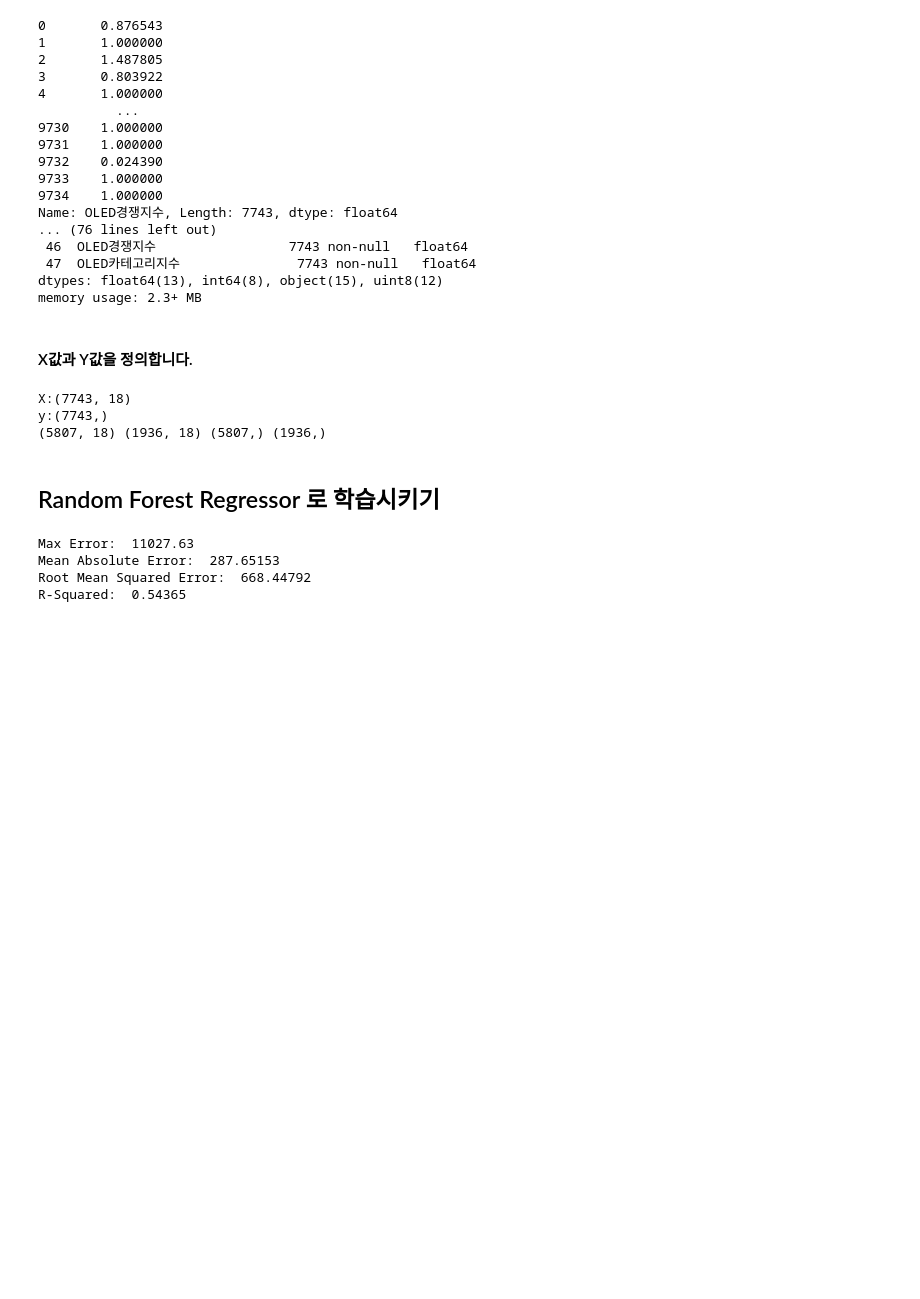
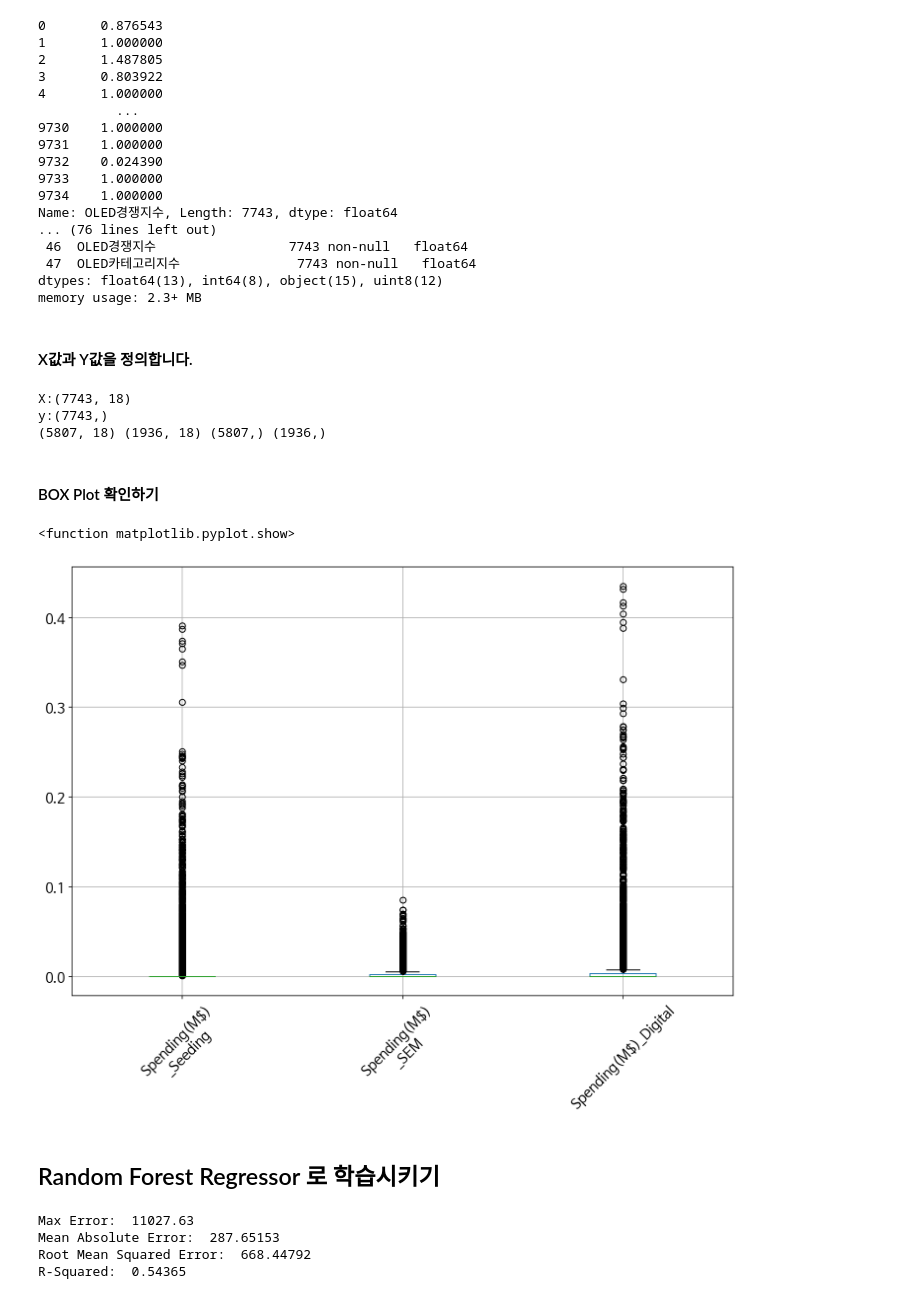
Before and after one commit to dreamer0710/StillWork_Team_5, a Jupyter notebook: team_project.ipynb, the cells around one changed output. Saved outputs shown, nothing was run; the diff lists cells and outputs as text; code cells hidden in the pictures; blank space fills up the shorter version.

```diff
--- a/team_project.ipynb
+++ b/team_project.ipynb
@@ -237,6 +237,21 @@ print(X_train.shape, X_test.shape, y_train.shape, y_test.shape)
 X:(7743, 18)
 y:(7743,)
 (5807, 18) (1936, 18) (5807,) (1936,)
+# %% [markdown]
+#### BOX Plot 확인하기
+# %%
+T1 = df2[['Spending(M$)\n_Seeding', 'Spending(M$)\n_SEM', 'Spending(M$)_Digital']]
+T1.boxplot(figsize=(12,8))
+plt.xticks(rotation=45)
+plt.show
+
+#T2 = df2[['WTB_Seeding', 'WTB_SEM', ' WTB ']]
+#T2.boxplot(figsize=(12,8))
+#plt.xticks(rotation=45)
+#plt.show
+# %% [output]
+<function matplotlib.pyplot.show>
+[figure, added]
 # %% [markdown]
 ## Random Forest Regressor 로 학습시키기
 # %%
```
